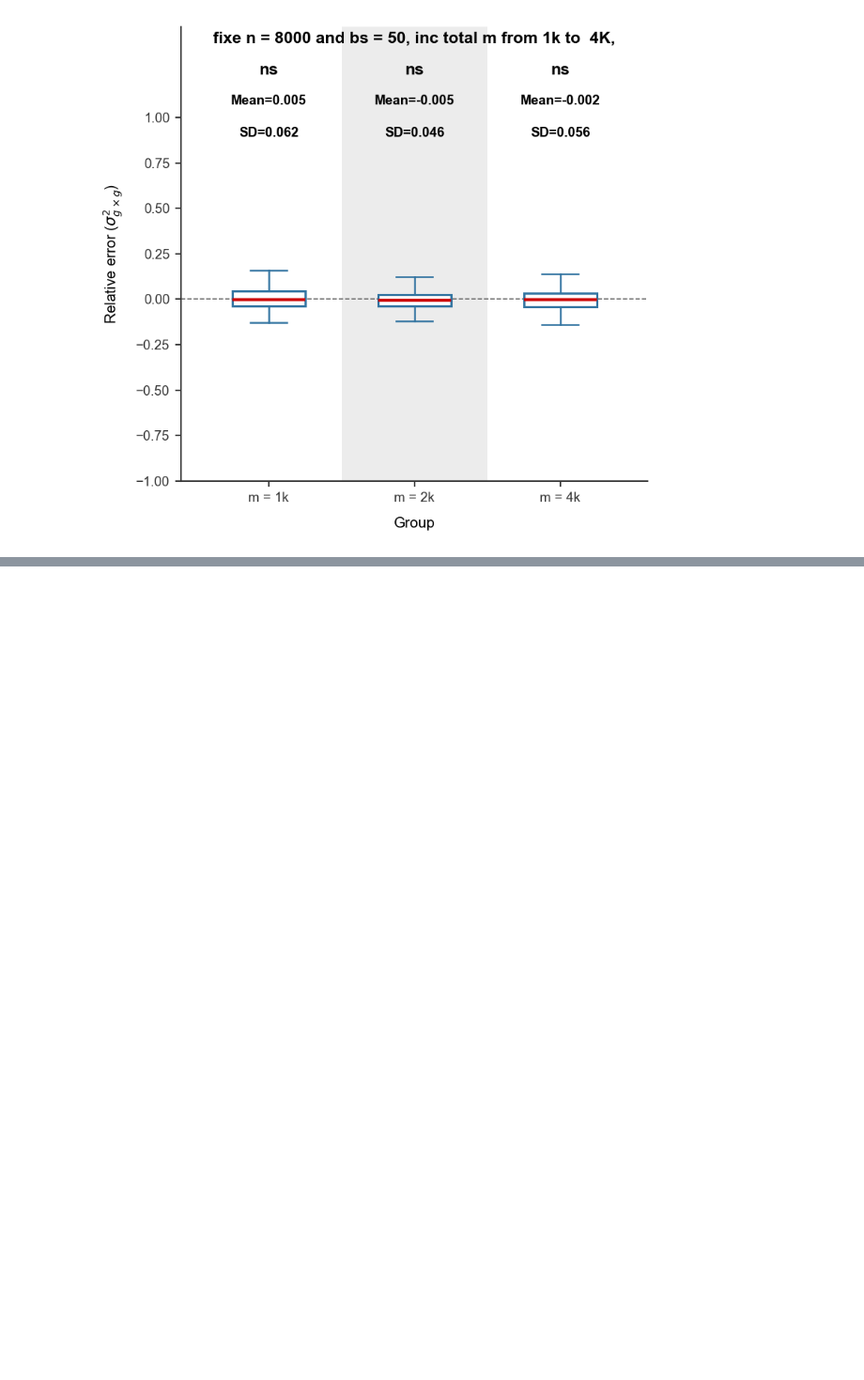
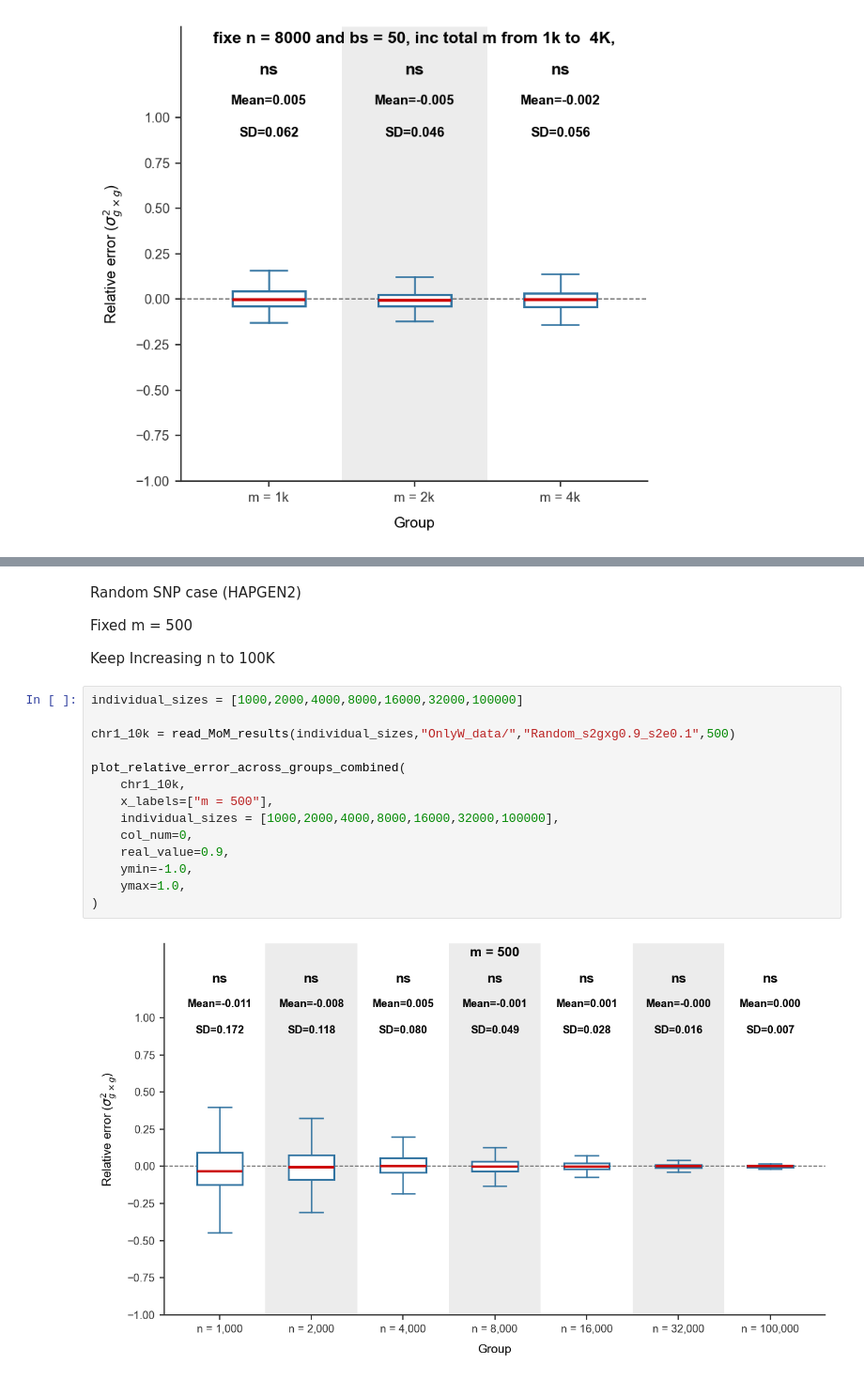
Before and after one commit to border-lab/Full-gene-level-GxG-Estimation, a Jupyter notebook: Thesis/Thesis.ipynb, the cells around one changed output, grey strips where cells are left out. Shown at 94% size. Saved outputs shown, nothing was run; the diff lists cells and outputs as text; blank space fills up the shorter version.

Commit message:
update data

```diff
--- a/Thesis/Thesis.ipynb
+++ b/Thesis/Thesis.ipynb
@@ -1287,0 +1292,22 @@ plot_relative_error_across_groups_combined(
+# %% [markdown]
+Random SNP case (HAPGEN2)
+
+Fixed m = 500
+
+Keep Increasing n to 100K
+# %%
+individual_sizes = [1000,2000,4000,8000,16000,32000,100000]
+
+chr1_10k = read_MoM_results(individual_sizes,"OnlyW_data/","Random_s2gxg0.9_s2e0.1",500)
+
+plot_relative_error_across_groups_combined(
+    chr1_10k,
+    x_labels=["m = 500"],
+    individual_sizes = [1000,2000,4000,8000,16000,32000,100000],
+    col_num=0,
+    real_value=0.9,
+    ymin=-1.0,
+    ymax=1.0,
+)
+# %% [output]
+[figure, added]
```
Also changed, not shown: parts of 4 cells of this notebook, 13 other files.
